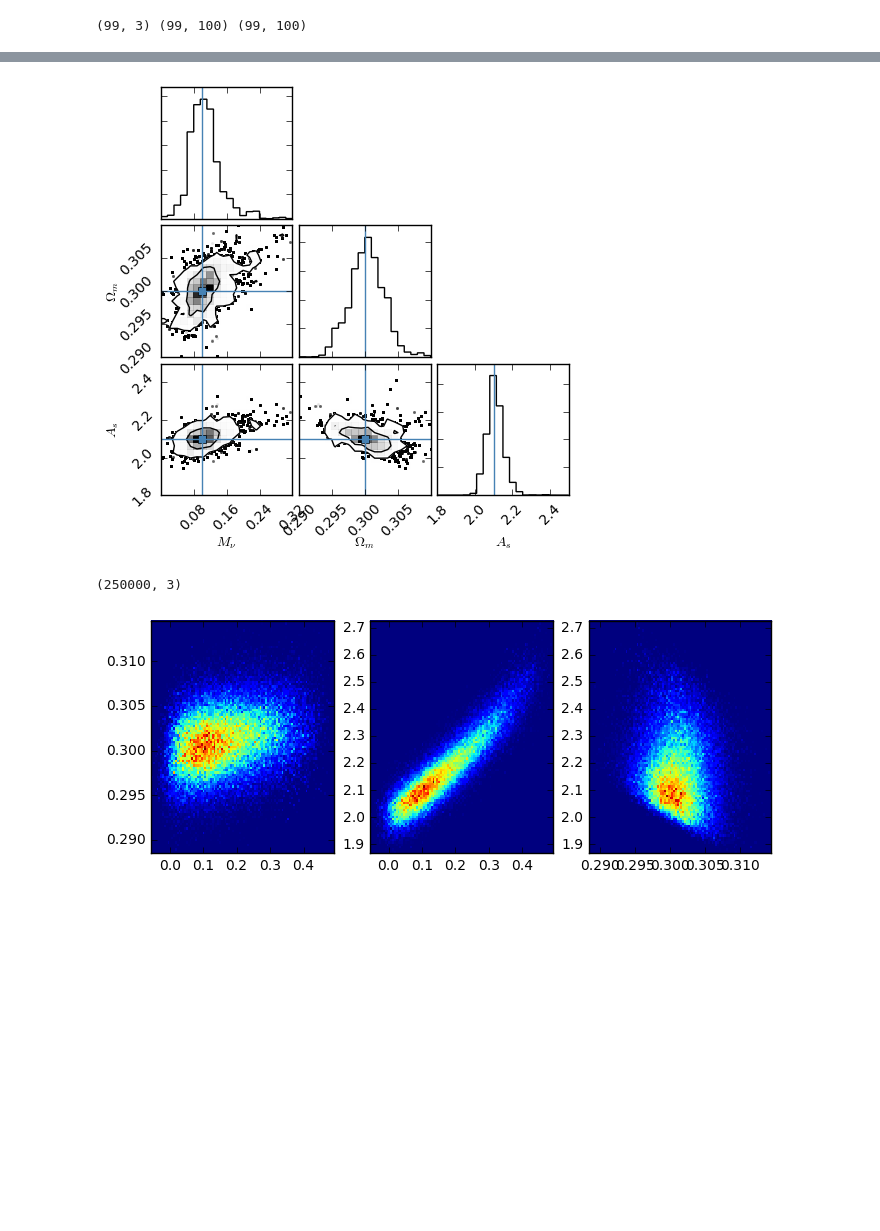
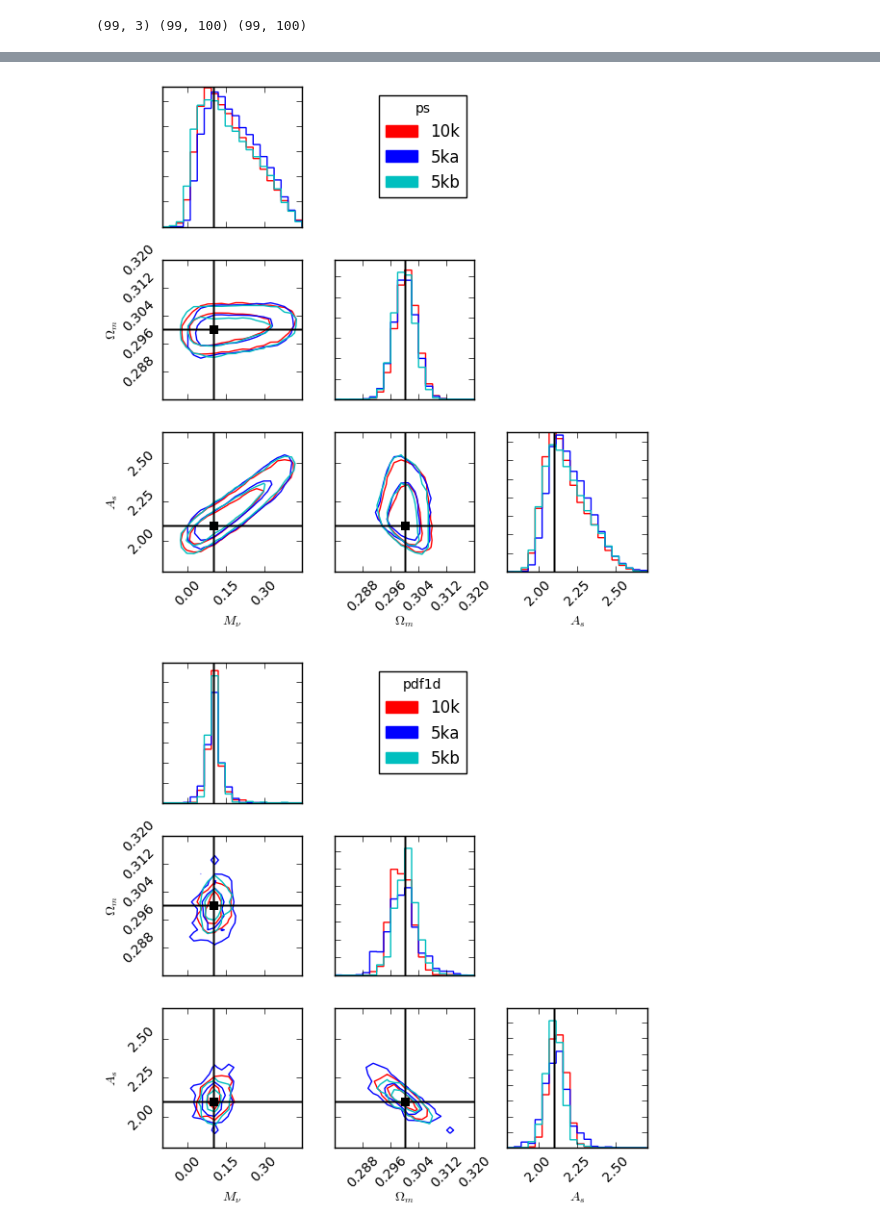
Before and after one commit to liuxx479/PDFs, a Jupyter notebook: likelihood.ipynb, the cells around one changed output, grey strips where cells are left out. Saved outputs shown, nothing was run; the diff lists cells and outputs as text; code cells hidden in the pictures; blank space fills up the shorter version.

```diff
--- a/likelihood.ipynb
+++ b/likelihood.ipynb
@@ -419,6 +375,0 @@ samplerrbf.run_mcmc(posrbf, 1000)
-# %%
-print j
-f,ax=subplots(3,3,figsize=(5,5))
-corner.corner(samplerrbf.flatchain, labels=[r"$M_\nu$", r"$\Omega_m$", r"$A_s$"],levels=[0.67,0.95],
-              range=[[0,0.32],[0.29,0.31],[1.8,2.5]],truths=fidu_params,fig=f)
-show()
@@ -475,24 +376,33 @@ samplerpdf.run_mcmc(pospdf, 5000)
-# %%
-f,ax=subplots(3,3,figsize=(5,5))
-corner.corner(samplerpdf.flatchain, labels=[r"$M_\nu$", r"$\Omega_m$", r"$A_s$"],
-              levels=[0.67,0.95],range=[[0,0.32],[0.29,0.31],[1.8,2.5]],
-                      truths=fidu_params,fig=f)
-show()
-# %% [output]
-[figure, removed]
-# %%
-samplerpdf.flatchain.shape
-# %% [output]
-(250000, 3)
 # %%
-def plotmc (chain):
+def plothead (chain):
     f, axes = subplots(1,3,figsize=(10,3))
     axes[0].hist2d(chain.T[0], chain.T[1],bins=100)
     axes[1].hist2d(chain.T[0], chain.T[2],bins=100)
     axes[2].hist2d(chain.T[1], chain.T[2],bins=100)
     plt.tight_layout()
     show()
-plotmc(sampler.flatchain)
-plotmc(samplerpdf.flatchain)
+
+def plotmc(chain, f=None, icolor='k'):
+
+    corner.corner(chain, labels=[r"$M_\nu$", r"$\Omega_m$", r"$A_s$"],levels=[0.67,0.95],color=icolor,
+                  range=[[-0.1,0.45],[0.28,0.32],[1.8,2.7]],truths=fidu_params,
+                  fig=f, plot_datapoints=0, plot_density=0, truth_color="k")
-# %% [output]
-[figure, removed]
+# %%
+psarr=['ps','pdf1d','pdf2d']
+Nkarr=['10k','5ka','5kb']
+ips='ps'
+MCps_arr, MC1d_arr, MC2d_arr = [[load('likelihood/MC_%s_%stest.npy'%(ips, Nk)) for Nk in Nkarr] for ips in psarr ]
+# %%
+colors=['r','b','c']
+proxy=[plt.Rectangle((0,0),1,0.5,ec=icolor, fc = icolor) for icolor in colors]
+
+for j in range(3):
+    f,ax=subplots(3,3,figsize=(6,6))
+    for i in range(3):
+        plotmc([MCps_arr,MC1d_arr, MC2d_arr][j][i],f=f,icolor=colors[i])
+    ax[0,1].legend(proxy, Nkarr,title=psarr[j])
+    plt.tight_layout()
+    show()
+# %% [output]
+[figure, added]
+[figure, added]
```
Also changed, not shown: parts of 15 cells of this notebook.
